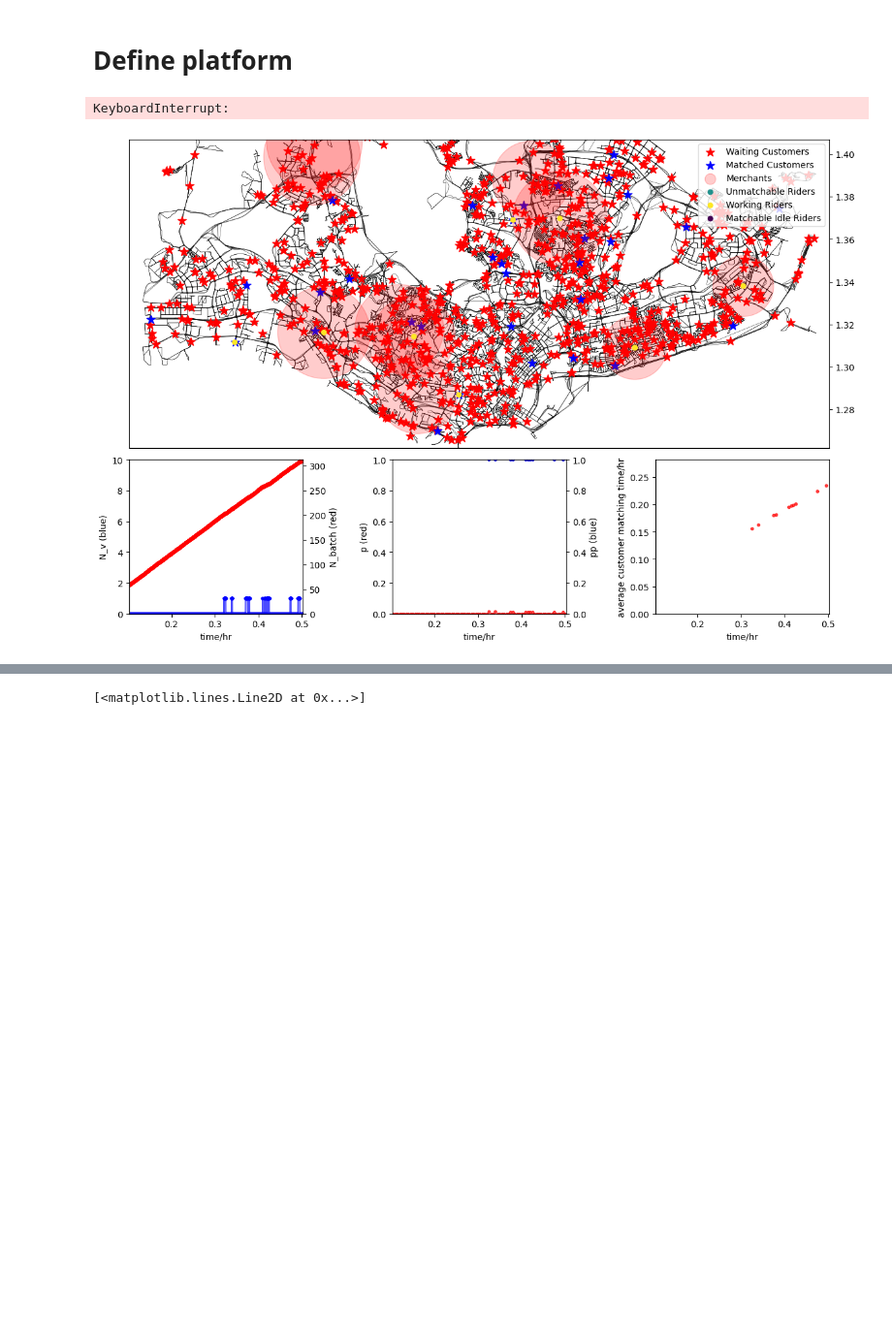
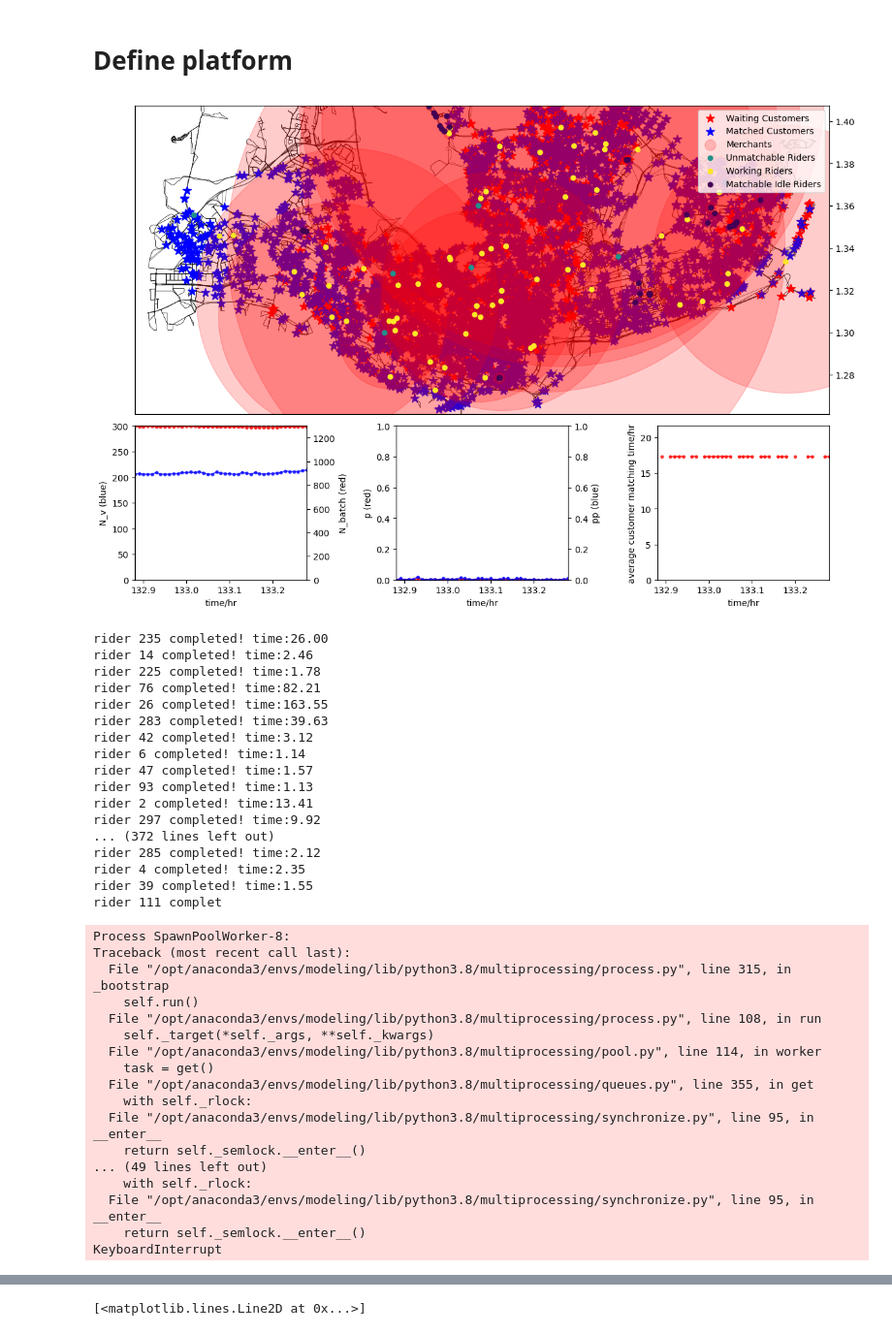
Before and after one commit to khzhang2/FD_Simulator, a Jupyter notebook: Simulator Notebook.ipynb, the cells around one changed output, grey strips where cells are left out. Shown at 97% size. Drawn from its saved outputs; the diff is of its cells as text; code cells hidden in the pictures; blank space fills up the shorter version.

```diff
--- a/Simulator Notebook.ipynb
+++ b/Simulator Notebook.ipynb
@@ -115,7 +117,7 @@ class platform:
             node_position = get_node_xy(node_ID)
             merchant_node = rd_st.choice(merchant_node_set)
 
-            if np.linalg.norm(node_position - get_node_xy(merchant_node)) < cR:
+            if np.linalg.norm(node_position - get_node_xy(merchant_node)) * 111 < cR:
                 new_customer = pd.DataFrame(
                     [[node_ID, merchant_node, 0, node_position[0], node_position[1]]],
                     index=[ind],
@@ -546,14 +232,14 @@ def get_link(net, node1, node2):
 config_set = []
 rider_set = []
 N = 300
-q_bar = 2000
+q_bar = 300
 r = 2
 cR = 4
 k = 3
 t = 0.005
 
 Delta = cR
-t_resolution = 0.0001
+t_resolution = 0.01
 match_period = t//t_resolution if t%t_resolution==0 else t//t_resolution+1
 
 dec_var = {
@@ -580,7 +266,7 @@ while new_rider_count < num_new_riders:
             [rd_st.rand() * (nodes['x'].max() - nodes['x'].min()) + nodes['x'].min(),
              rd_st.rand() * (nodes['y'].max() - nodes['y'].min()) + nodes['y'].min()]
         ),
-        'maxspeed': rd_st.randint(10, 20)
+        'maxspeed': rd_st.randint(10, 20) / 111  # transfer from km to lon-lat
     }
     rider_i = rider(config_i, dec_var, merchant_node_set, rd_st)
 
@@ -654,7 +340,7 @@ line4, = ax4.plot([], [], 'r.-', alpha=0.7)
 line5, = ax5.plot([], [], 'b.-', alpha=0.7)
 line6, = ax6.plot([], [], 'r.-', alpha=0.7)
 
-while c <= 15000:
+while c <= 9000:
     idle_rider_IDs = []
     for i in range(N):
         if rider_set[i].state=='idle' and rider_set[i].if_matchable:
@@ -683,13 +369,13 @@ while c <= 15000:
         pp = np.nan
 
     # move use single processor
-    rider_set = move_rider(
-        rider_set, t_resolution, matched_rider_IDs, matched_batches, matched_merchants, dec_var
-    )
+#     rider_set = move_rider(
+#         rider_set, t_resolution, matched_rider_IDs, matched_batches, matched_merchants, dec_var
+#     )
     # for multiprocessing, uncomment the following lines
-#     moved_rider_set = move_all_riders()
-#     moved_rider_set = [item for sublist in moved_rider_set for item in sublist]
-#     rider_set = moved_rider_set
+    moved_rider_set = move_all_riders()
+    moved_rider_set = [item for sublist in moved_rider_set for item in sublist]
+    rider_set = moved_rider_set
 
     # update delivered customers
     delivered_customers_set = []
@@ -713,7 +399,7 @@ while c <= 15000:
     pp_set.append(pp)
     avg_W_cq_set.append(avg_W_cq)
 
-    if c>=5000 and c%2==0:
+    if c>=500 and c%1==0:
         # plot customers
         if virtual_plat.customer_df.shape[0]>0:
             cust_pos = np.array(virtual_plat.customer_df[['position_x', 'position_y']].to_numpy())
@@ -738,32 +424,65 @@ while c <= 15000:
         # plot merchants
         merchant_pos = [[get_node_xy(i)[0], get_node_xy(i)[1]] for i in merchant_node_set]
         scat4.set_offsets(np.array(merchant_pos))
         acc_orders_by_merchant = []
         for i in merchant_node_set:
             acc_orders_by_merchant.append(virtual_plat.customer_df.loc[virtual_plat.customer_df['merchant_node']==i].shape[0])
         scat4.set_sizes(150 + np.array(acc_orders_by_merchant)**2)
 
         line2.set_data(x_axis, num_idle_rider_IDs_set)
         ax2.set_ylim([min(num_idle_rider_IDs_set), N])
         line3.set_data(x_axis, num_accumulated_batch_set)
         ax3.set_ylim([0, max(num_accumulated_batch_set)])
         line4.set_data(x_axis, p_set)
         line5.set_data(x_axis, pp_set)
         line6.set_data(x_axis, avg_W_cq_set)
 
         ax2.set_xlim([max(0, time_now - 0.4), time_now])
         ax3.set_xlim([max(0, time_now - 0.4), time_now])
         ax4.set_xlim([max(0, time_now - 0.4), time_now])
         ax5.set_xlim([max(0, time_now - 0.4), time_now])
         ax6.set_xlim([max(0, time_now - 0.4), time_now])
         if np.isnan(np.nanmax(avg_W_cq_set))==False:
             ax6.set_ylim([0, 1.2 * np.nanmax(avg_W_cq_set)])
 
         display.clear_output(wait=True)
         display.display(plt.gcf())
 
         fig.savefig('./res_img/%i%.4f.png'%(time_now//10, time_now-time_now//10*10 ), dpi=75)
     c += 1
 # %% [output]
+[figure, new version]
-KeyboardInterrupt:
+rider 235 completed! time:26.00
+rider 14 completed! time:2.46
+rider 225 completed! time:1.78
+rider 76 completed! time:82.21
+rider 26 completed! time:163.55
+rider 283 completed! time:39.63
+rider 42 completed! time:3.12
+rider 6 completed! time:1.14
+rider 47 completed! time:1.57
+rider 93 completed! time:1.13
+rider 2 completed! time:13.41
+rider 297 completed! time:9.92
+... (372 lines left out)
+rider 285 completed! time:2.12
+rider 4 completed! time:2.35
+rider 39 completed! time:1.55
+rider 111 complet
-[figure, old version]
+Process SpawnPoolWorker-8:
+Traceback (most recent call last):
+  File "/opt/anaconda3/envs/modeling/lib/python3.8/multiprocessing/process.py", line 315, in _bootstrap
+    self.run()
+  File "/opt/anaconda3/envs/modeling/lib/python3.8/multiprocessing/process.py", line 108, in run
+    self._target(*self._args, **self._kwargs)
+  File "/opt/anaconda3/envs/modeling/lib/python3.8/multiprocessing/pool.py", line 114, in worker
+    task = get()
+  File "/opt/anaconda3/envs/modeling/lib/python3.8/multiprocessing/queues.py", line 355, in get
+    with self._rlock:
+  File "/opt/anaconda3/envs/modeling/lib/python3.8/multiprocessing/synchronize.py", line 95, in __enter__
+    return self._semlock.__enter__()
+... (49 lines left out)
+    with self._rlock:
+  File "/opt/anaconda3/envs/modeling/lib/python3.8/multiprocessing/synchronize.py", line 95, in __enter__
+    return self._semlock.__enter__()
+KeyboardInterrupt
```
Also changed, not shown: parts of 7 cells of this notebook, 1 other file.
